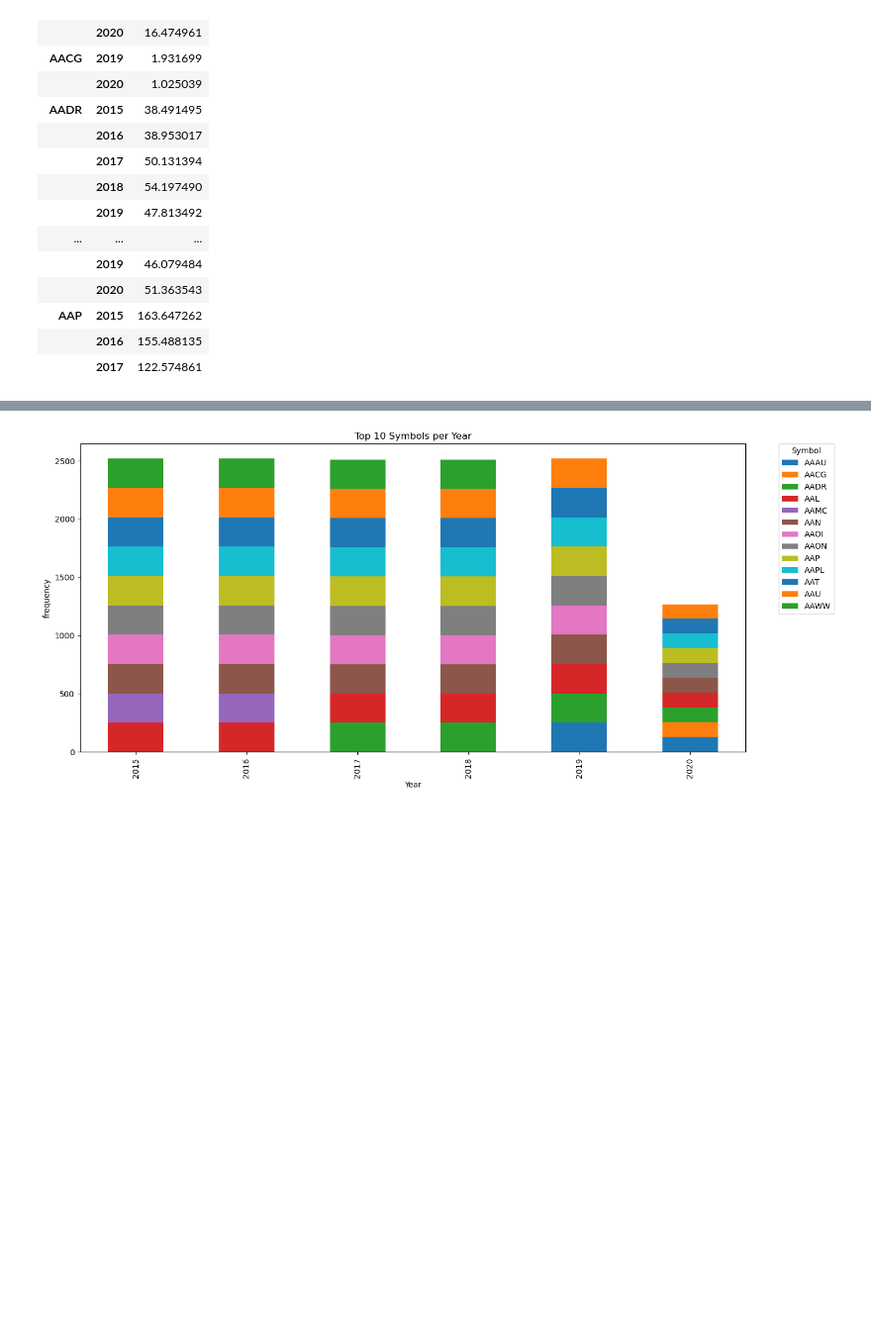
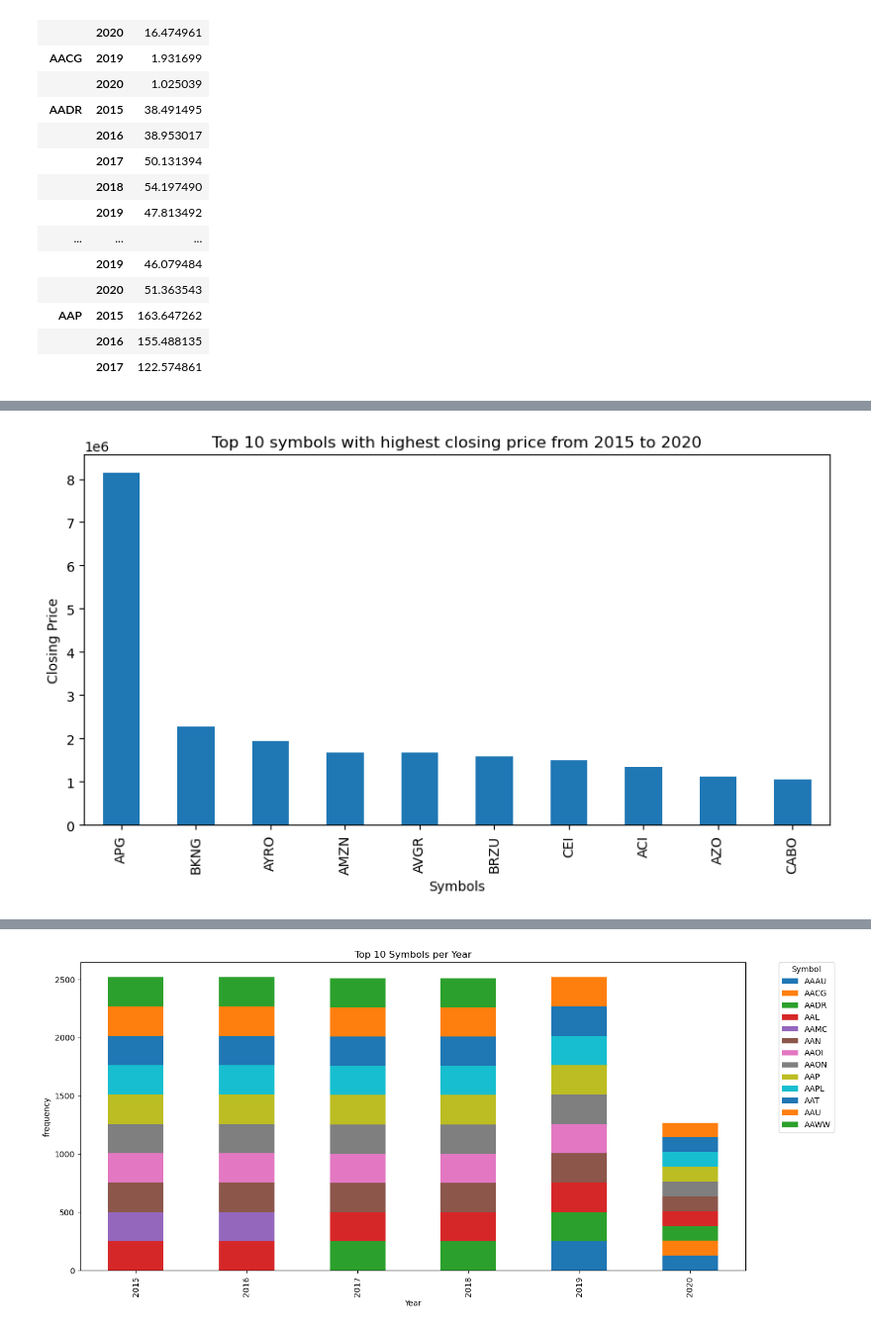
Before and after one commit to neginkanani/Project-1, a Jupyter notebook: Aissa/vizualization/Aissa_VIS.ipynb, the cells around one changed output, grey strips where cells are left out. Shown at 99% size. Cells and saved outputs as stored; diff of their text form; code cells hidden in the pictures; blank space fills up the shorter version.

```diff
--- a/Aissa/vizualization/Aissa_VIS.ipynb
+++ b/Aissa/vizualization/Aissa_VIS.ipynb
@@ -79,0 +87,24 @@ plt.show()
+# %%
+import pandas as pd
+import matplotlib.pyplot as plt
+
+# read the data into a pandas dataframe
+df = pd.read_csv(file)
+
+# group the data by symbol and sum the close column
+symbol_closing_price = df.groupby(['symbol'])['close'].sum()
+
+# sort the symbols by closing price in descending order
+symbol_closing_price_sorted = symbol_closing_price.sort_values(ascending=False)
+
+# get the top 10 symbols
+top_10_symbols = symbol_closing_price_sorted[:10]
+
+# plot the bar chart
+top_10_symbols.plot(kind='bar', figsize=(10,5))
+plt.title("Top 10 symbols with highest closing price from 2015 to 2020")
+plt.xlabel("Symbols")
+plt.ylabel("Closing Price")
+plt.show()
+# %% [output]
+[figure, added]
```
Also changed, not shown: parts of 12 cells of this notebook.
